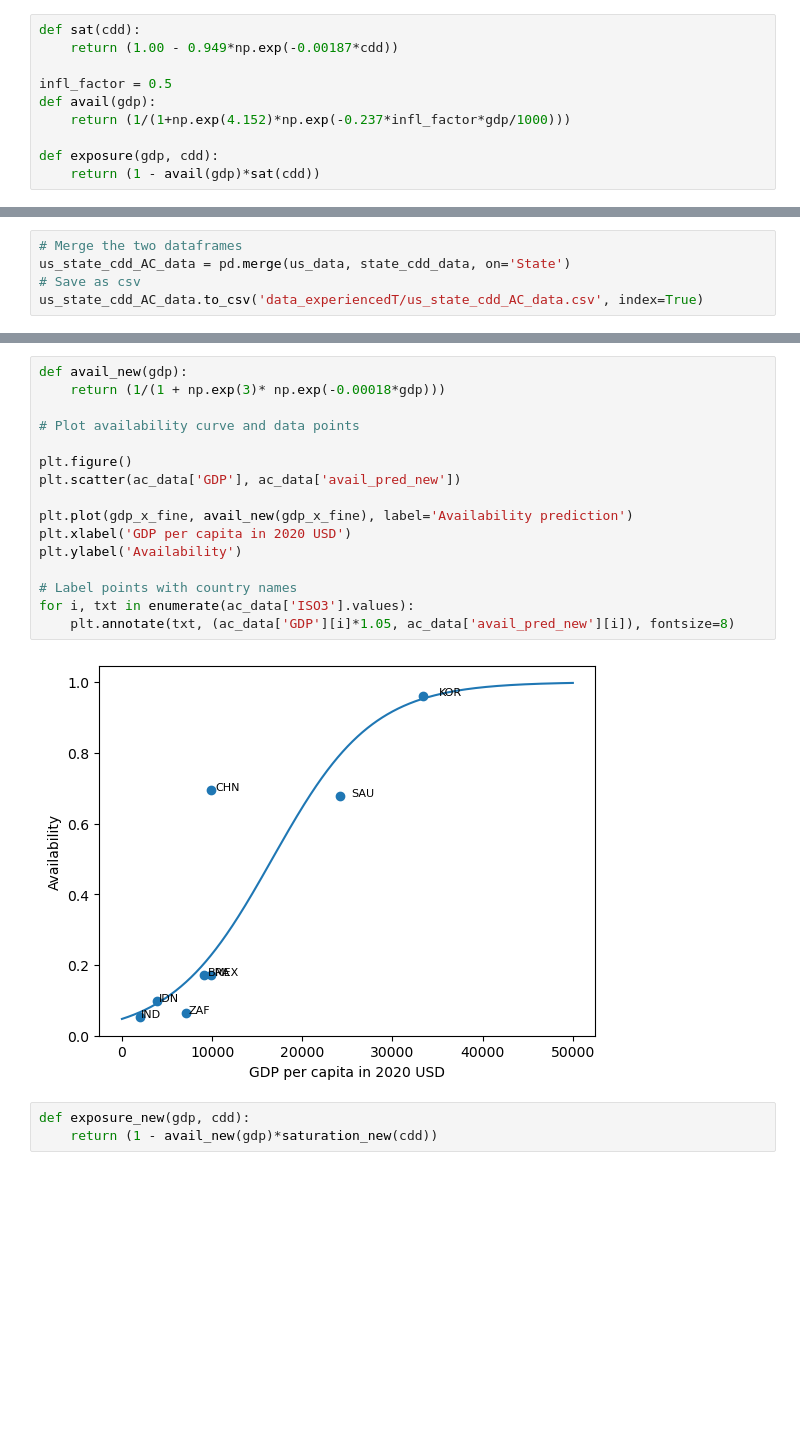
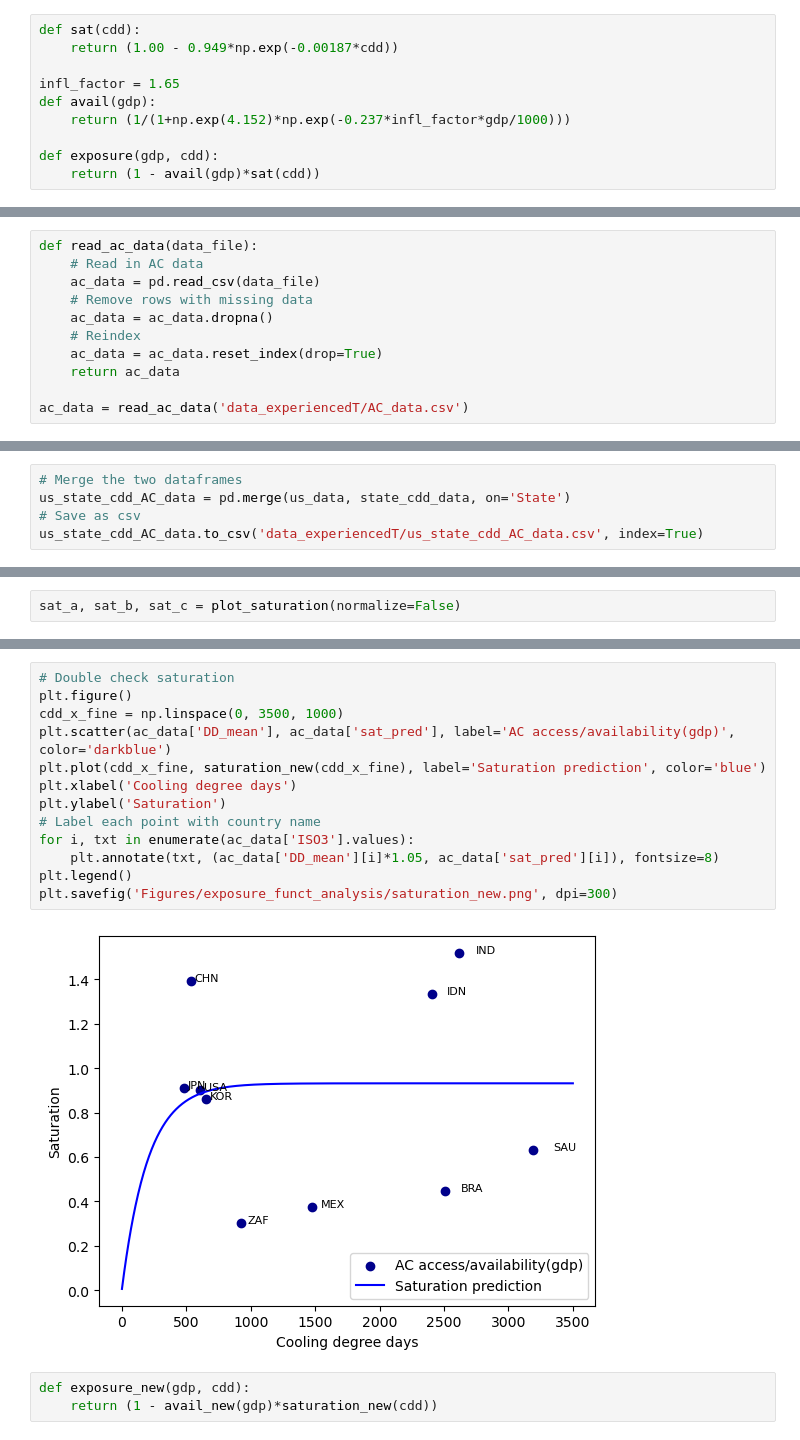
Before and after one commit to carnegie/clab_cooling_deficit_index, a Jupyter notebook: test_data.ipynb, the cells around one changed output, grey strips where cells are left out. Drawn from its saved outputs; the diff is of its cells as text; blank space fills up the shorter version.

Commit message:
Data comparison exposure functions

```diff
--- a/test_data.ipynb
+++ b/test_data.ipynb
@@ -29,7 +30,7 @@ merged_data = pd.merge(dd_data, gdp_data, on='ISO3')
 def sat(cdd):
     return (1.00 - 0.949*np.exp(-0.00187*cdd))
 
-infl_factor = 0.5
+infl_factor = 1.65
 def avail(gdp):
     return (1/(1+np.exp(4.152)*np.exp(-0.237*infl_factor*gdp/1000)))
 
@@ -51,5 +52,16 @@ merged_data.loc[merged_data.index == 'ZAF', 'AC'] = 0.06
 merged_data.loc[merged_data.index == 'IND', 'AC'] = 0.05
 # Save AC data as csv
 merged_data.to_csv('data_experiencedT/AC_data.csv', index=True)
+# %%
+def read_ac_data(data_file):
+    # Read in AC data
+    ac_data = pd.read_csv(data_file)
+    # Remove rows with missing data
+    ac_data = ac_data.dropna()
+    # Reindex
+    ac_data = ac_data.reset_index(drop=True)
+    return ac_data
+
+ac_data = read_ac_data('data_experiencedT/AC_data.csv')
 # %%
 # Make a contour plot of penetration of air conditioning as a function of GDP per capita and cooling degree days
@@ -226,0 +250,2 @@ plt.savefig('Figures/exposure_funct_analysis/us_state_AC.png', dpi=300)
+# %%
+sat_a, sat_b, sat_c = plot_saturation(normalize=False)
@@ -306,21 +334,18 @@ Name: avail_pred_new_transf, dtype: float64
 # %%
-def avail_new(gdp):
-    return (1/(1 + np.exp(3)* np.exp(-0.00018*gdp)))
-
-# Plot availability curve and data points
-
+# Double check saturation
 plt.figure()
-plt.scatter(ac_data['GDP'], ac_data['avail_pred_new'])
-
-plt.plot(gdp_x_fine, avail_new(gdp_x_fine), label='Availability prediction')
-plt.xlabel('GDP per capita in 2020 USD')
-plt.ylabel('Availability')
-
-# Label points with country names
+cdd_x_fine = np.linspace(0, 3500, 1000)
+plt.scatter(ac_data['DD_mean'], ac_data['sat_pred'], label='AC access/availability(gdp)', color='darkblue')
+plt.plot(cdd_x_fine, saturation_new(cdd_x_fine), label='Saturation prediction', color='blue')
+plt.xlabel('Cooling degree days')
+plt.ylabel('Saturation')
+# Label each point with country name
 for i, txt in enumerate(ac_data['ISO3'].values):
-    plt.annotate(txt, (ac_data['GDP'][i]*1.05, ac_data['avail_pred_new'][i]), fontsize=8)
+    plt.annotate(txt, (ac_data['DD_mean'][i]*1.05, ac_data['sat_pred'][i]), fontsize=8)
+plt.legend()
+plt.savefig('Figures/exposure_funct_analysis/saturation_new.png', dpi=300)
 # %% [output]
-[figure, old version]
+[figure, new version]
 # %%
 def exposure_new(gdp, cdd):
     return (1 - avail_new(gdp)*saturation_new(cdd))
```
Also changed, not shown: parts of 13 cells of this notebook, 23 other files.
